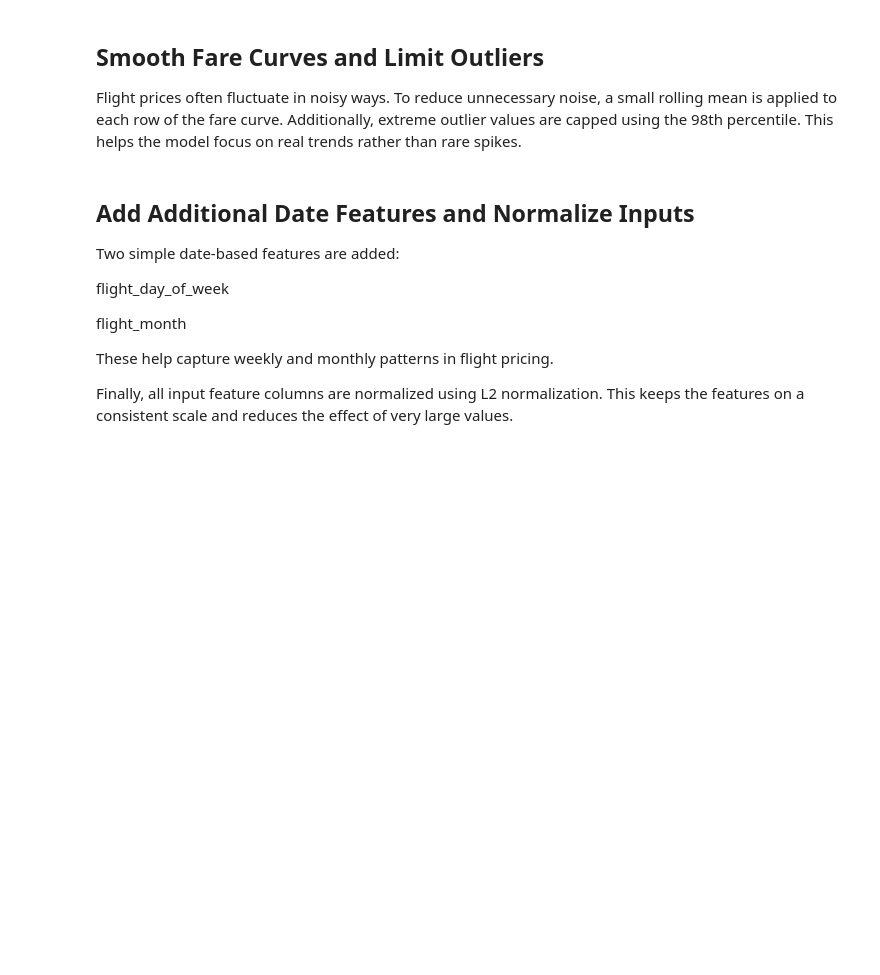
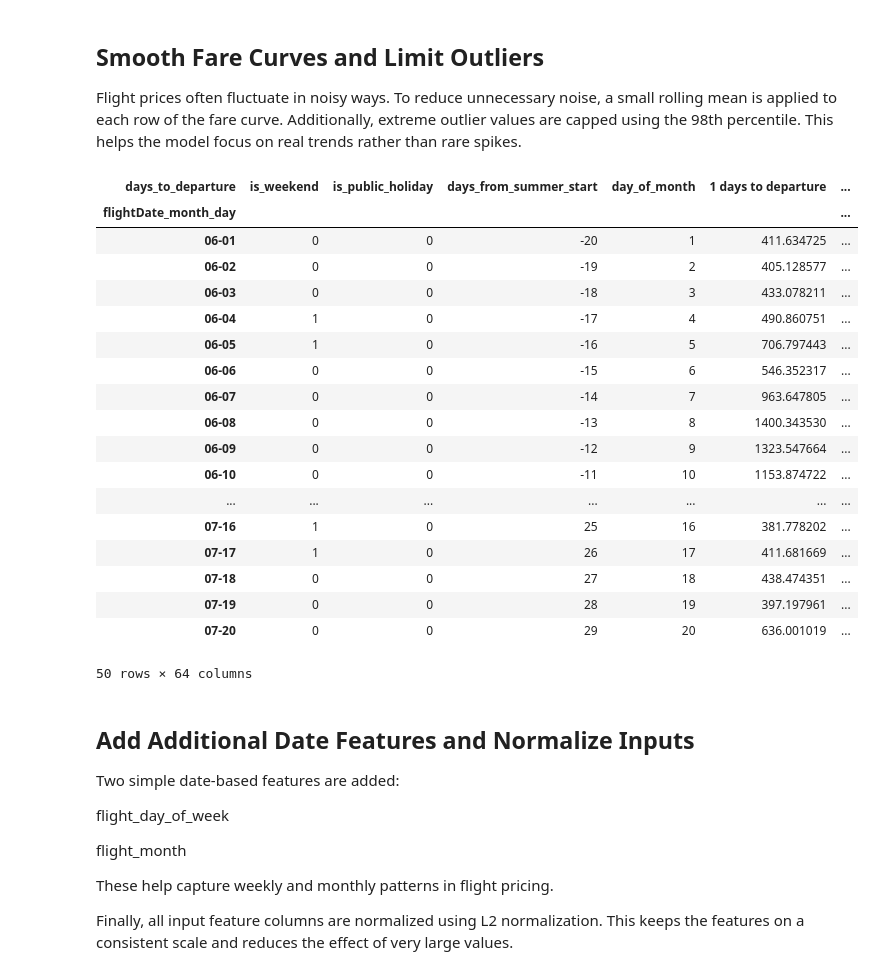
Before and after one commit to AndrasFerenczy/Applied-Machine-Learning-Project-CS-5785, a Jupyter notebook: preprocessing_v2.ipynb, the cells around one changed output. Cells and saved outputs as stored; diff of their text form; code cells hidden in the pictures; blank space fills up the shorter version.

```diff
--- a/preprocessing_v2.ipynb
+++ b/preprocessing_v2.ipynb
@@ -222,16 +244,37 @@ This helps the model focus on real trends rather than rare spikes.
 # %%
 import pandas as pd
 
 # Apply rolling mean smoothing row-wise
 def smooth_row(arr, window=5):
     s = pd.Series(arr)
     return s.rolling(window=window, min_periods=1, center=True).mean().values
 
 df_clean[target_cols] = np.apply_along_axis(smooth_row, 1, df_clean[target_cols].values)
 
 # Cap extreme values at 98th percentile per column
 caps = np.percentile(df_clean[target_cols], 98, axis=0)
 df_clean[target_cols] = np.minimum(df_clean[target_cols], caps)
+df_clean.iloc[0:50]
+# %% [output]
+| days_to_departure | is_weekend | is_public_holiday | days_from_summer_start | day_of_month | 1 days to departure | ... |
+| flightDate_month_day |  |  |  |  |  | ... |
+| 06-01 | 0 | 0 | -20 | 1 | 411.634725 | ... |
+| 06-02 | 0 | 0 | -19 | 2 | 405.128577 | ... |
+| 06-03 | 0 | 0 | -18 | 3 | 433.078211 | ... |
+| 06-04 | 1 | 0 | -17 | 4 | 490.860751 | ... |
+| 06-05 | 1 | 0 | -16 | 5 | 706.797443 | ... |
+| 06-06 | 0 | 0 | -15 | 6 | 546.352317 | ... |
+| 06-07 | 0 | 0 | -14 | 7 | 963.647805 | ... |
+| 06-08 | 0 | 0 | -13 | 8 | 1400.343530 | ... |
+| 06-09 | 0 | 0 | -12 | 9 | 1323.547664 | ... |
+| 06-10 | 0 | 0 | -11 | 10 | 1153.874722 | ... |
+| ... | ... | ... | ... | ... | ... | ... |
+| 07-16 | 1 | 0 | 25 | 16 | 381.778202 | ... |
+| 07-17 | 1 | 0 | 26 | 17 | 411.681669 | ... |
+| 07-18 | 0 | 0 | 27 | 18 | 438.474351 | ... |
+| 07-19 | 0 | 0 | 28 | 19 | 397.197961 | ... |
+| 07-20 | 0 | 0 | 29 | 20 | 636.001019 | ... |
+50 rows × 64 columns
 # %% [markdown]
 ## Add Additional Date Features and Normalize Inputs
 
```
Also changed, not shown: parts of 2 cells of this notebook.
